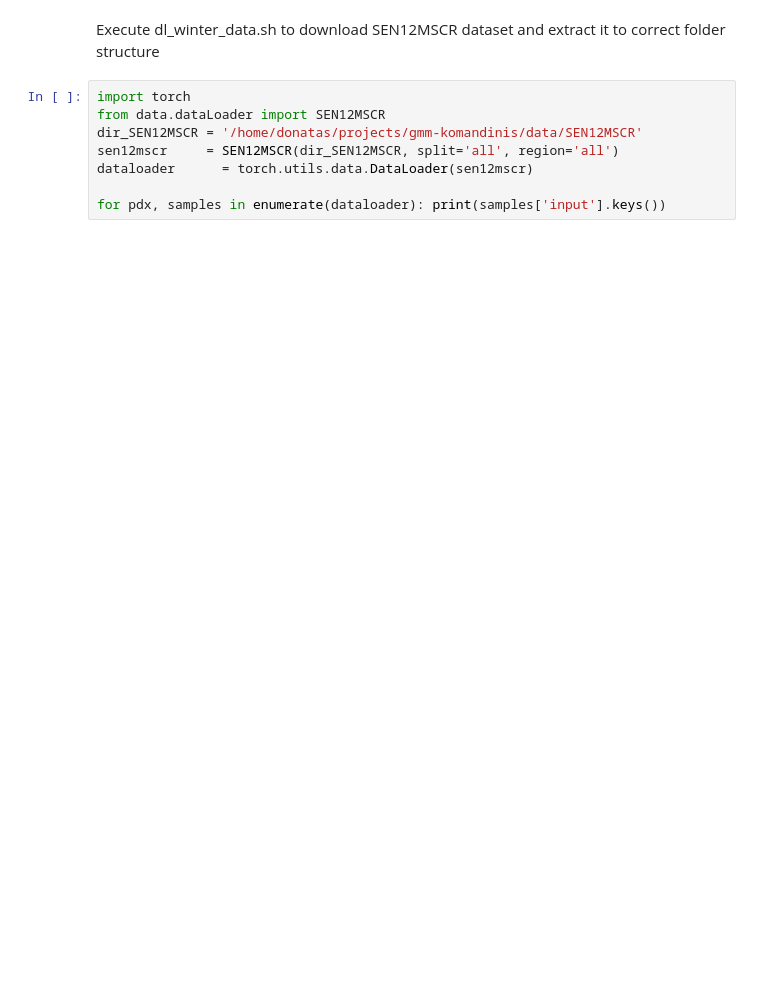
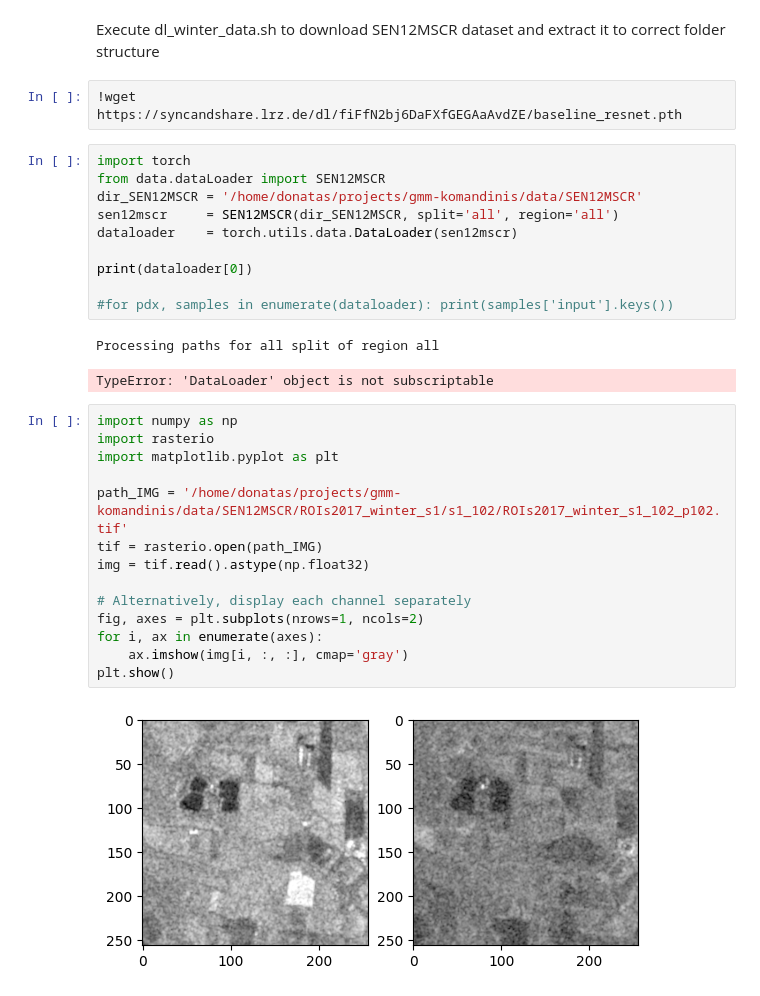
Before and after one commit to DonatasPuc/gmm-komandinis, a Jupyter notebook: SEN12MS-CR-TS/jupyter.ipynb, the cells around one changed output. Saved outputs shown, nothing was run; the diff lists cells and outputs as text; blank space fills up the shorter version.

Commit message:
Trying to visualise satelite image data

```diff
--- a/SEN12MS-CR-TS/jupyter.ipynb
+++ b/SEN12MS-CR-TS/jupyter.ipynb
@@ -1,12 +1,35 @@
 # %% [markdown]
 Execute dl_winter_data.sh to download SEN12MSCR dataset and extract it to correct folder structure
+# %%
+!wget https://syncandshare.lrz.de/dl/fiFfN2bj6DaFXfGEGAaAvdZE/baseline_resnet.pth
 # %%
 import torch
 from data.dataLoader import SEN12MSCR
 dir_SEN12MSCR = '/home/donatas/projects/gmm-komandinis/data/SEN12MSCR'
 sen12mscr     = SEN12MSCR(dir_SEN12MSCR, split='all', region='all')
-dataloader      = torch.utils.data.DataLoader(sen12mscr)
+dataloader    = torch.utils.data.DataLoader(sen12mscr)
 
-for pdx, samples in enumerate(dataloader): print(samples['input'].keys())
+print(dataloader[0])
+
+#for pdx, samples in enumerate(dataloader): print(samples['input'].keys())
+# %% [output]
+Processing paths for all split of region all
+TypeError: 'DataLoader' object is not subscriptable
+# %%
+import numpy as np
+import rasterio
+import matplotlib.pyplot as plt
+
+path_IMG = '/home/donatas/projects/gmm-komandinis/data/SEN12MSCR/ROIs2017_winter_s1/s1_102/ROIs2017_winter_s1_102_p102.tif'
+tif = rasterio.open(path_IMG)
+img = tif.read().astype(np.float32)
+
+# Alternatively, display each channel separately
+fig, axes = plt.subplots(nrows=1, ncols=2)
+for i, ax in enumerate(axes):
+    ax.imshow(img[i, :, :], cmap='gray')
+plt.show()
+# %% [output]
+[figure, added]
 # %%
 !python train.py --dataroot /home/donatas/projects/gmm-komandinis/data/SEN12MSCR \
```
Also changed, not shown: parts of 5 cells of this notebook, 7 other files.
